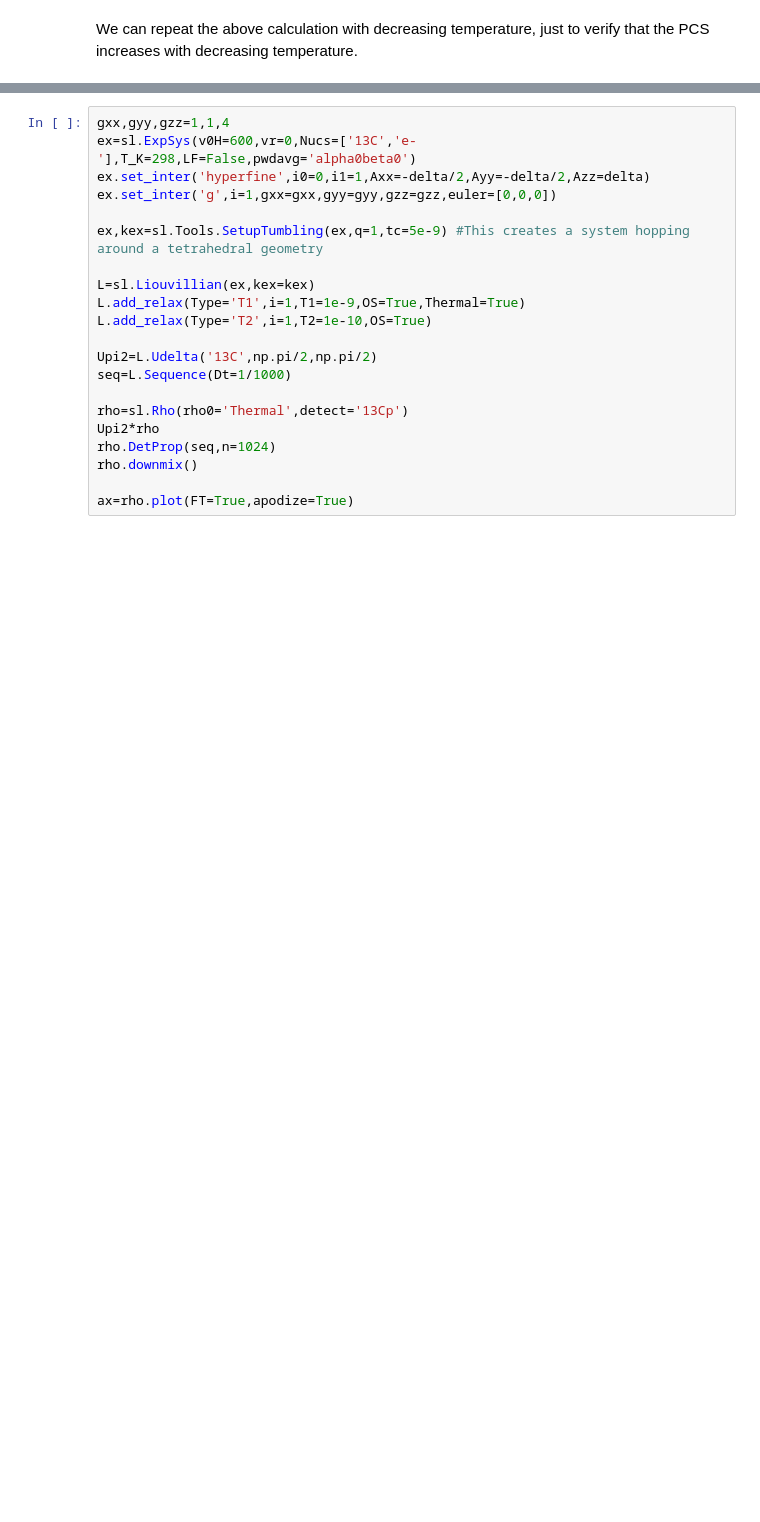
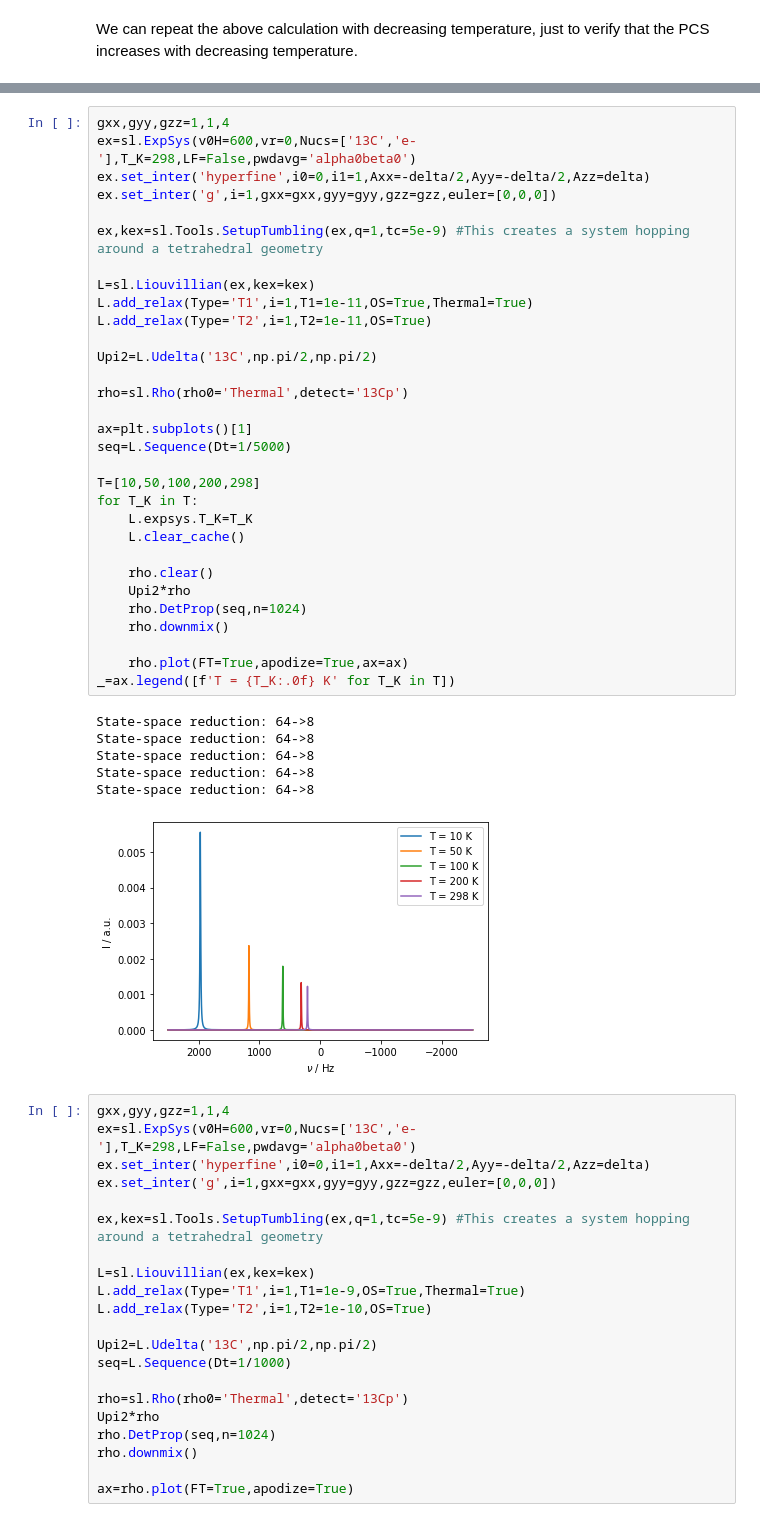
Before and after one commit to alsinmr/SLEEPY_tutorial, a Jupyter notebook: Chapters/Chapter5/Ch5_PseudoContactShift.ipynb, the cells around one changed output, grey strips where cells are left out. Cells and saved outputs as stored; diff of their text form; blank space fills up the shorter version.

```diff
--- a/Chapters/Chapter5/Ch5_PseudoContactShift.ipynb
+++ b/Chapters/Chapter5/Ch5_PseudoContactShift.ipynb
@@ -185,3 +211,41 @@ Note that a smaller pseudocontact shift can be obtained in the rotating frame, i
+# %%
+gxx,gyy,gzz=1,1,4
+ex=sl.ExpSys(v0H=600,vr=0,Nucs=['13C','e-'],T_K=298,LF=False,pwdavg='alpha0beta0')
+ex.set_inter('hyperfine',i0=0,i1=1,Axx=-delta/2,Ayy=-delta/2,Azz=delta)
+ex.set_inter('g',i=1,gxx=gxx,gyy=gyy,gzz=gzz,euler=[0,0,0])
+
+ex,kex=sl.Tools.SetupTumbling(ex,q=1,tc=5e-9) #This creates a system hopping around a tetrahedral geometry
+
+L=sl.Liouvillian(ex,kex=kex)
+L.add_relax(Type='T1',i=1,T1=1e-11,OS=True,Thermal=True)
+L.add_relax(Type='T2',i=1,T2=1e-11,OS=True)
+
+Upi2=L.Udelta('13C',np.pi/2,np.pi/2)
+
+rho=sl.Rho(rho0='Thermal',detect='13Cp')
+
+ax=plt.subplots()[1]
+seq=L.Sequence(Dt=1/5000)
+
+T=[10,50,100,200,298]
+for T_K in T:
+    L.expsys.T_K=T_K
+    L.clear_cache()
+
+    rho.clear()
+    Upi2*rho
+    rho.DetProp(seq,n=1024)
+    rho.downmix()
+
+    rho.plot(FT=True,apodize=True,ax=ax)
+_=ax.legend([f'T = {T_K:.0f} K' for T_K in T])
+# %% [output]
+State-space reduction: 64->8
+State-space reduction: 64->8
+State-space reduction: 64->8
+State-space reduction: 64->8
+State-space reduction: 64->8
+[figure, added]
 # %%
 gxx,gyy,gzz=1,1,4
 ex=sl.ExpSys(v0H=600,vr=0,Nucs=['13C','e-'],T_K=298,LF=False,pwdavg='alpha0beta0')
```
Also changed, not shown: parts of 5 cells of this notebook, 29 other files.
